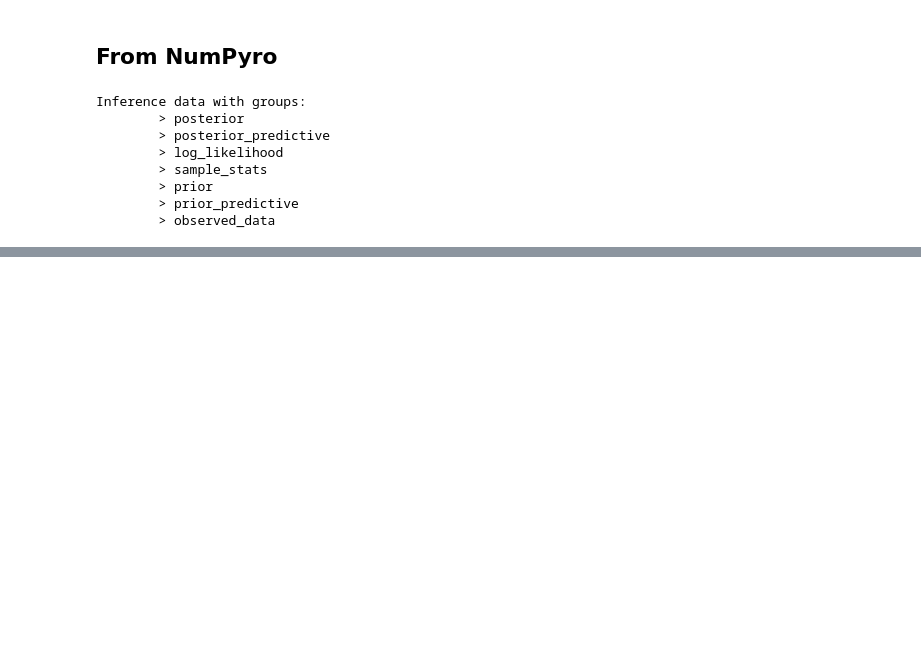
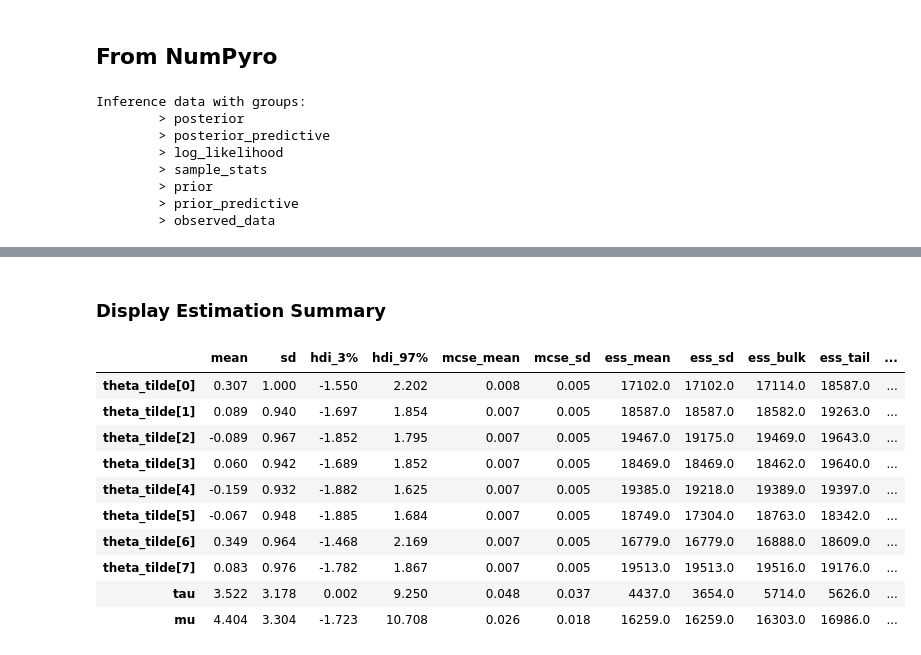
Before and after one commit to arviz-devs/arviz, a Jupyter notebook: doc/notebooks/InferenceDataCookbook.ipynb, the cells around one changed output, grey strips where cells are left out. Saved outputs shown, nothing was run; the diff lists cells and outputs as text; code cells hidden in the pictures; blank space fills up the shorter version.

```diff
--- a/doc/notebooks/InferenceDataCookbook.ipynb
+++ b/doc/notebooks/InferenceDataCookbook.ipynb
@@ -659,0 +664,6 @@ Inference data with groups:
+# %%
+import arviz as az
+import numpy as np
+import pyjags
+import xarray as xr
+xr.set_options(display_style="html");
@@ -659,0 +734,16 @@ Inference data with groups:
+# %% [markdown]
+### Display Estimation Summary
+# %%
+az.summary(idata)
+# %% [output]
+|  | mean | sd | hdi_3% | hdi_97% | mcse_mean | mcse_sd | ess_mean | ess_sd | ess_bulk | ess_tail | ... |
+| theta_tilde[0] | 0.307 | 1.000 | -1.550 | 2.202 | 0.008 | 0.005 | 17102.0 | 17102.0 | 17114.0 | 18587.0 | ... |
+| theta_tilde[1] | 0.089 | 0.940 | -1.697 | 1.854 | 0.007 | 0.005 | 18587.0 | 18587.0 | 18582.0 | 19263.0 | ... |
+| theta_tilde[2] | -0.089 | 0.967 | -1.852 | 1.795 | 0.007 | 0.005 | 19467.0 | 19175.0 | 19469.0 | 19643.0 | ... |
+| theta_tilde[3] | 0.060 | 0.942 | -1.689 | 1.852 | 0.007 | 0.005 | 18469.0 | 18469.0 | 18462.0 | 19640.0 | ... |
+| theta_tilde[4] | -0.159 | 0.932 | -1.882 | 1.625 | 0.007 | 0.005 | 19385.0 | 19218.0 | 19389.0 | 19397.0 | ... |
+| theta_tilde[5] | -0.067 | 0.948 | -1.885 | 1.684 | 0.007 | 0.005 | 18749.0 | 17304.0 | 18763.0 | 18342.0 | ... |
+| theta_tilde[6] | 0.349 | 0.964 | -1.468 | 2.169 | 0.007 | 0.005 | 16779.0 | 16779.0 | 16888.0 | 18609.0 | ... |
+| theta_tilde[7] | 0.083 | 0.976 | -1.782 | 1.867 | 0.007 | 0.005 | 19513.0 | 19513.0 | 19516.0 | 19176.0 | ... |
+| tau | 3.522 | 3.178 | 0.002 | 9.250 | 0.048 | 0.037 | 4437.0 | 3654.0 | 5714.0 | 5626.0 | ... |
+| mu | 4.404 | 3.304 | -1.723 | 10.708 | 0.026 | 0.018 | 16259.0 | 16259.0 | 16303.0 | 16986.0 | ... |
```
Also changed, not shown: parts of 20 cells of this notebook.
